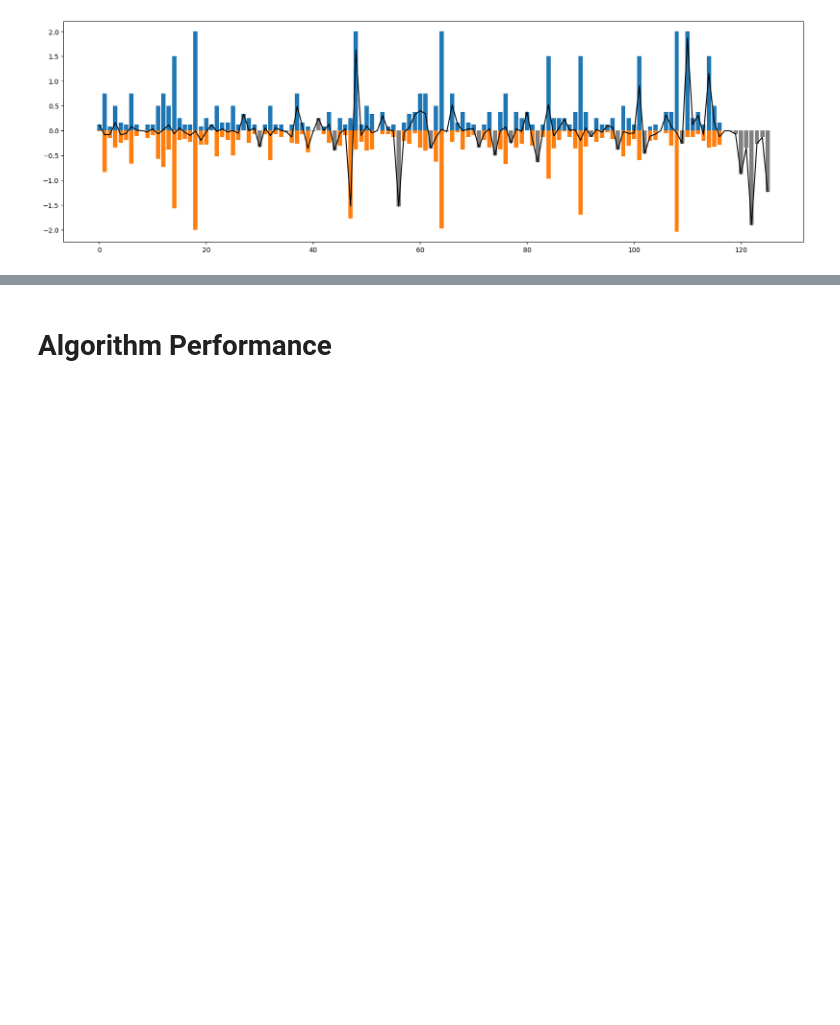
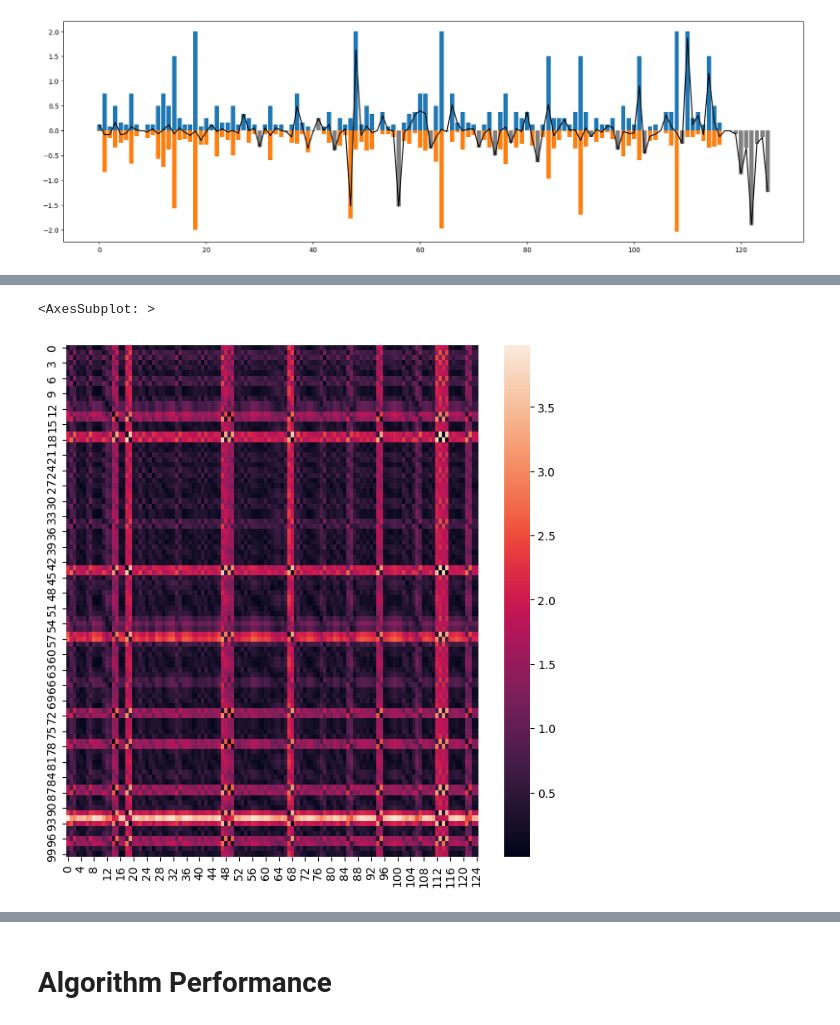
Before and after one commit to prestondunton/rhythm_regression, a Jupyter notebook: vector_matching/VM2 DP.ipynb, the cells around one changed output, grey strips where cells are left out. Saved outputs shown, nothing was run; the diff lists cells and outputs as text; code cells hidden in the pictures; blank space fills up the shorter version.

```diff
--- a/vector_matching/VM2 DP.ipynb
+++ b/vector_matching/VM2 DP.ipynb
@@ -286,5 +194,12 @@ def min_cost_match(m, t, m_diff, t_diff):
 # %%
 TEST_EXAMPLE = train_examples[4]
+# %%
+cost_matrix = vp.get_cost_matrix(TEST_EXAMPLE['m'], TEST_EXAMPLE['t'])
+plt.figure(figsize=(8,8))
+sns.heatmap(cost_matrix)
+# %% [output]
+<AxesSubplot: >
+[figure, added]
 # %%
 centered_m = vp.center_midi_on_transients(TEST_EXAMPLE['m'], TEST_EXAMPLE['t'])
 
```
Also changed, not shown: parts of 15 cells of this notebook, 1 other file.
